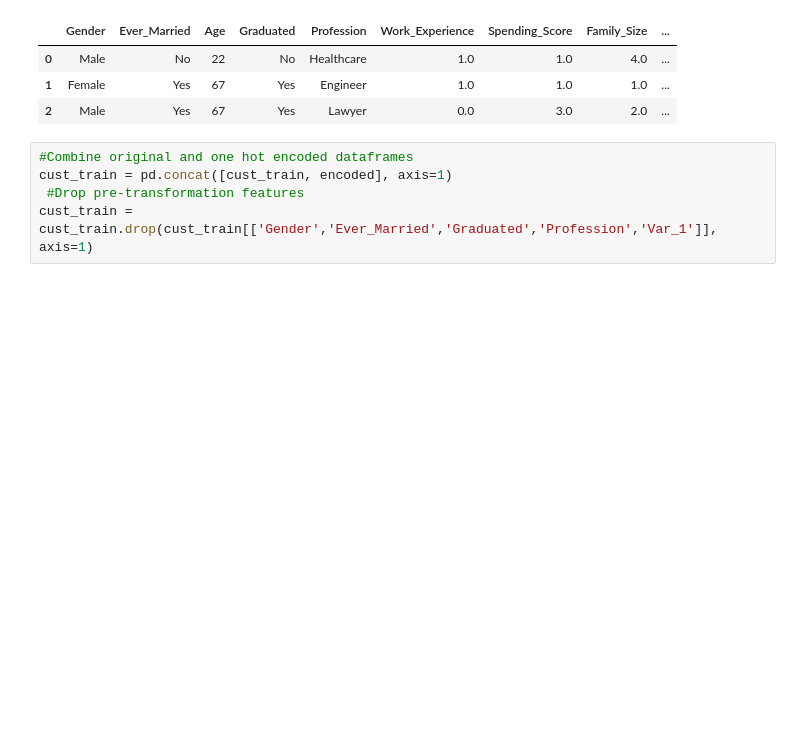
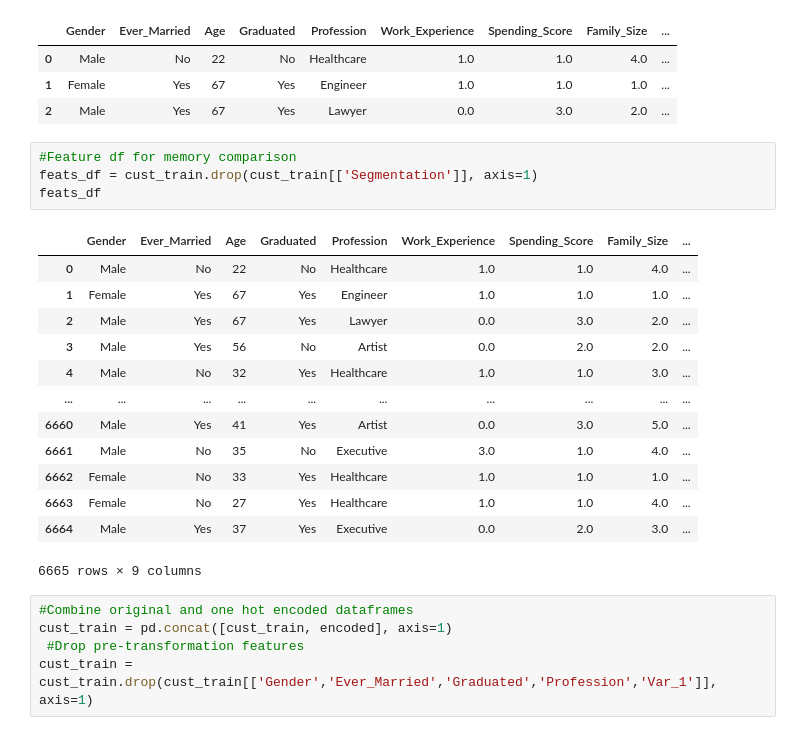
Before and after one commit to DomS1080/Data-Science, a Jupyter notebook: Projects/Customer/Customer.ipynb, the cells around one changed output. Drawn from its saved outputs; the diff is of its cells as text; blank space fills up the shorter version.

```diff
--- a/Projects/Customer/Customer.ipynb
+++ b/Projects/Customer/Customer.ipynb
@@ -287,6 +285,24 @@ cust_train.head(3)
 | 0 | Male | No | 22 | No | Healthcare | 1.0 | 1.0 | 4.0 | ... |
 | 1 | Female | Yes | 67 | Yes | Engineer | 1.0 | 1.0 | 1.0 | ... |
 | 2 | Male | Yes | 67 | Yes | Lawyer | 0.0 | 3.0 | 2.0 | ... |
+# %%
+#Feature df for memory comparison
+feats_df = cust_train.drop(cust_train[['Segmentation']], axis=1)
+feats_df
+# %% [output]
+|  | Gender | Ever_Married | Age | Graduated | Profession | Work_Experience | Spending_Score | Family_Size | ... |
+| 0 | Male | No | 22 | No | Healthcare | 1.0 | 1.0 | 4.0 | ... |
+| 1 | Female | Yes | 67 | Yes | Engineer | 1.0 | 1.0 | 1.0 | ... |
+| 2 | Male | Yes | 67 | Yes | Lawyer | 0.0 | 3.0 | 2.0 | ... |
+| 3 | Male | Yes | 56 | No | Artist | 0.0 | 2.0 | 2.0 | ... |
+| 4 | Male | No | 32 | Yes | Healthcare | 1.0 | 1.0 | 3.0 | ... |
+| ... | ... | ... | ... | ... | ... | ... | ... | ... | ... |
+| 6660 | Male | Yes | 41 | Yes | Artist | 0.0 | 3.0 | 5.0 | ... |
+| 6661 | Male | No | 35 | No | Executive | 3.0 | 1.0 | 4.0 | ... |
+| 6662 | Female | No | 33 | Yes | Healthcare | 1.0 | 1.0 | 1.0 | ... |
+| 6663 | Female | No | 27 | Yes | Healthcare | 1.0 | 1.0 | 4.0 | ... |
+| 6664 | Male | Yes | 37 | Yes | Executive | 0.0 | 2.0 | 3.0 | ... |
+6665 rows × 9 columns
 # %%
 #Combine original and one hot encoded dataframes
 cust_train = pd.concat([cust_train, encoded], axis=1)
```
Also changed, not shown: parts of 34 cells of this notebook.
